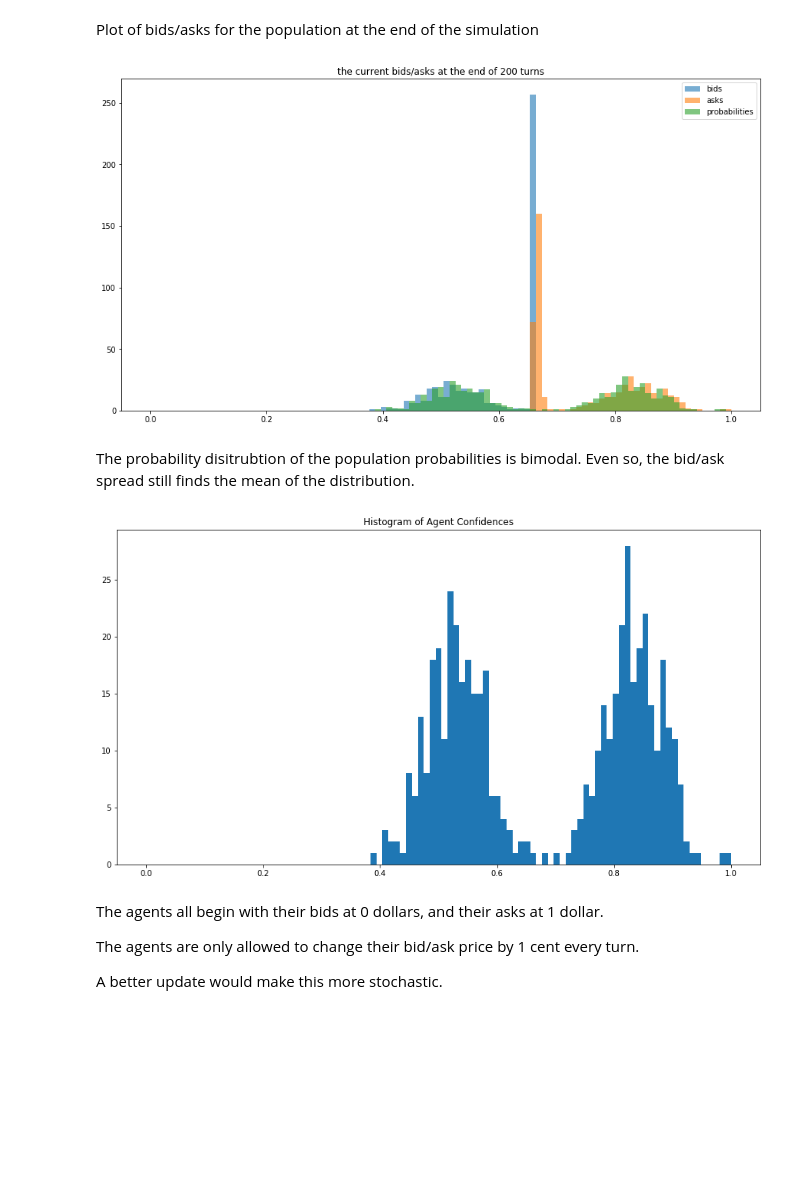
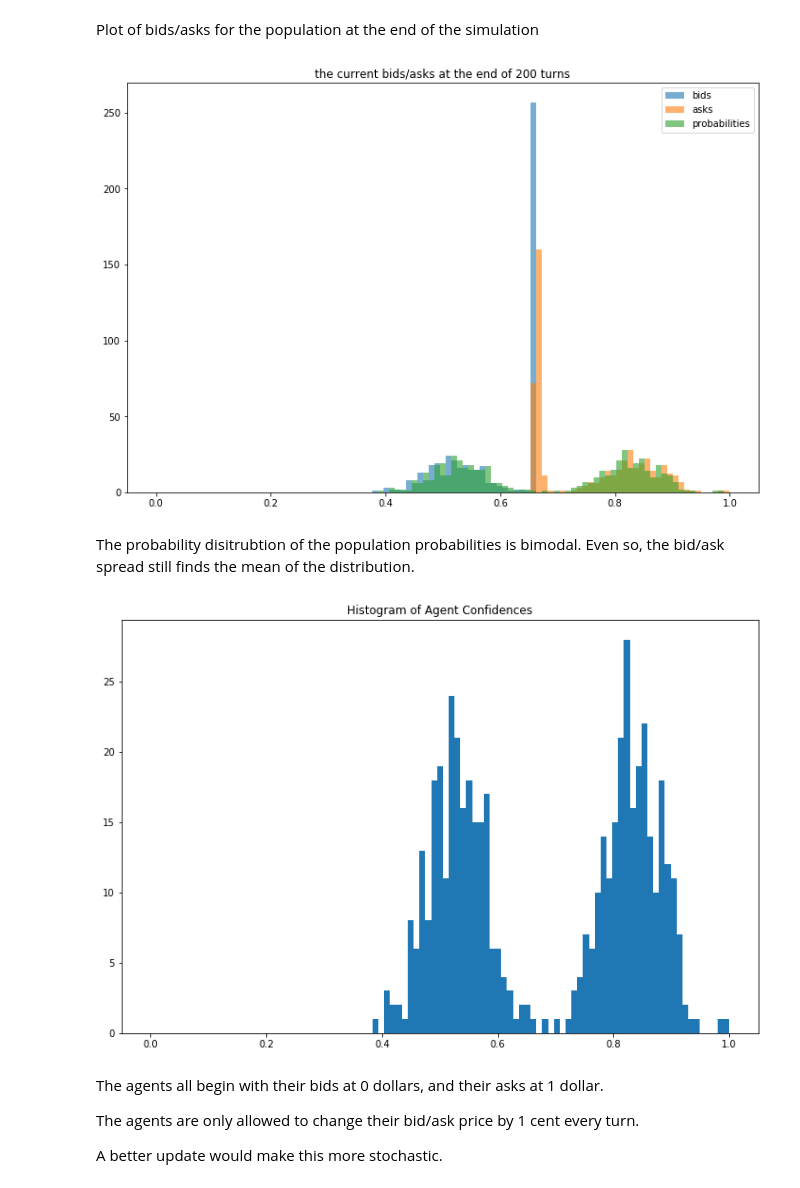
Before and after one commit to bhaney/PredictionMarkets, a Jupyter notebook: PredictionMarkets.ipynb, the cells around one changed output. Cells and saved outputs as stored; diff of their text form; code cells hidden in the pictures; blank space fills up the shorter version.

```diff
--- a/PredictionMarkets.ipynb
+++ b/PredictionMarkets.ipynb
@@ -49,27 +49,27 @@ Plot of bids/asks for the population at the end of the simulation
 # %%
 %matplotlib inline
 import matplotlib.pyplot as plt
 agent_bids = [a.bid for a in model.schedule.agents]
 agent_asks = [a.ask for a in model.schedule.agents]
 agent_probs = [a.prob for a in model.schedule.agents]
-plt.figure(figsize=(15,8))
+plt.figure(figsize=(12,8))
 plt.hist(agent_bids, bins=101, range=(0,1),alpha=0.6)
 plt.hist(agent_asks, bins=101, range=(0,1),alpha=0.6)
 plt.hist(agent_probs, bins=101, range=(0,1),alpha=0.6)
 plt.title('the current bids/asks at the end of {} turns'.format(n_steps))
 plt.legend(['bids','asks','probabilities'])
 plt.show()
 # %% [output]
-[figure, old version]
+[figure, new version]
 # %% [markdown]
 The probability disitrubtion of the population probabilities is bimodal. Even so, the bid/ask spread still finds the mean of the distribution.
 # %%
-plt.figure(figsize=(15,8))
+plt.figure(figsize=(12,8))
 plt.hist(agent_probs, bins=99,range=(0,1))
 plt.title('Histogram of Agent Confidences')
 plt.show()
 # %% [output]
-[figure, old version]
+[figure, new version]
 # %% [markdown]
 The agents all begin with their bids at 0 dollars, and their asks at 1 dollar.
 
```
Also changed, not shown: parts of 1 cell of this notebook.
